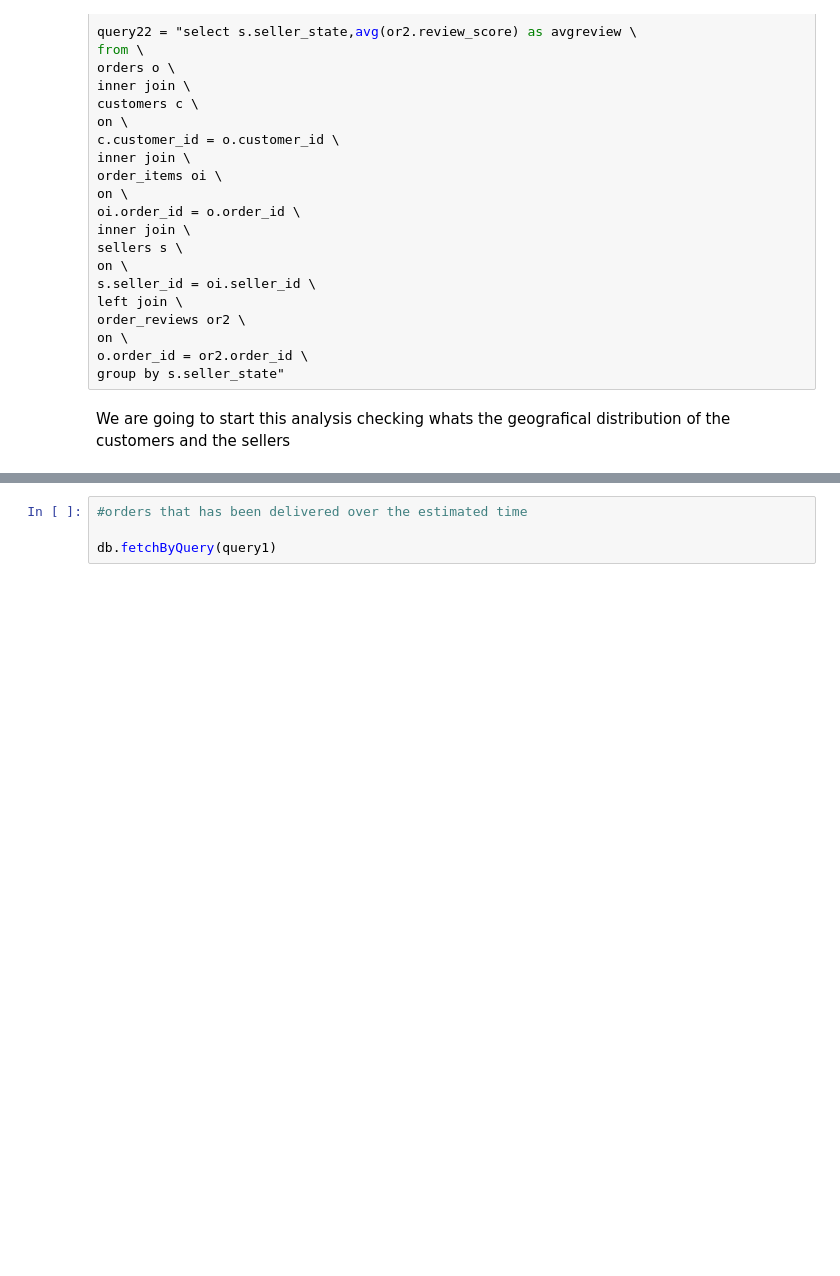
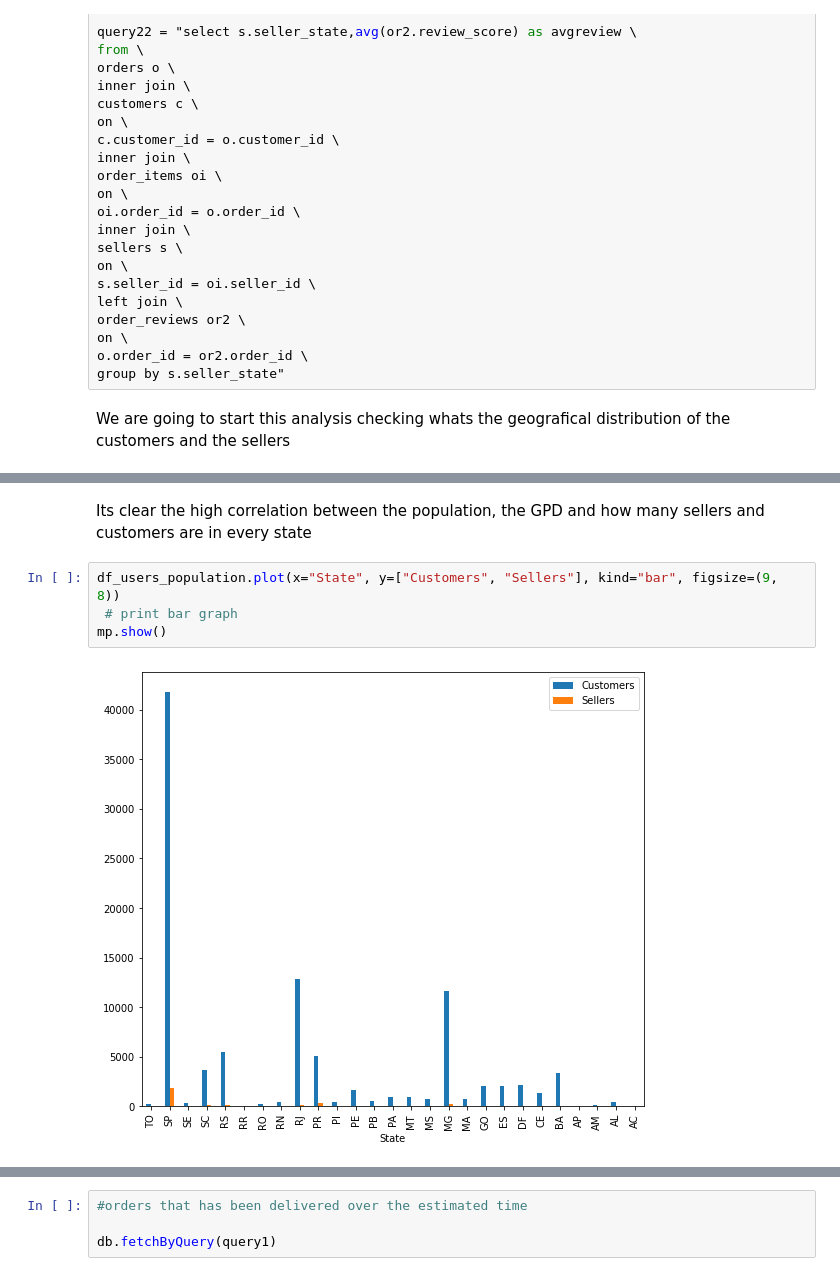
Before and after one commit to kvc55/DE_final_project, a Jupyter notebook: notebooks/insights_analysis.ipynb, the cells around one changed output, grey strips where cells are left out. Cells and saved outputs as stored; diff of their text form; blank space fills up the shorter version.

```diff
--- a/notebooks/insights_analysis.ipynb
+++ b/notebooks/insights_analysis.ipynb
@@ -569,0 +630,8 @@ AttributeError: 'DataFrame' object has no attribute 'orderby'
+# %% [markdown]
+Its clear the high correlation between the population, the GPD and how many sellers and customers are in every state
+# %%
+df_users_population.plot(x="State", y=["Customers", "Sellers"], kind="bar", figsize=(9, 8))
+ # print bar graph
+mp.show()
+# %% [output]
+[figure, added]
```
Also changed, not shown: parts of 24 cells of this notebook.
